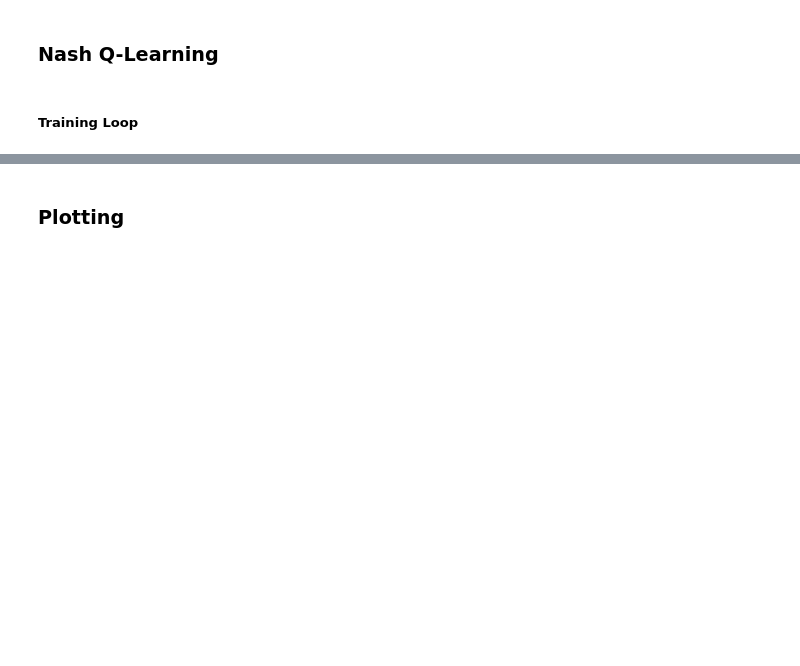
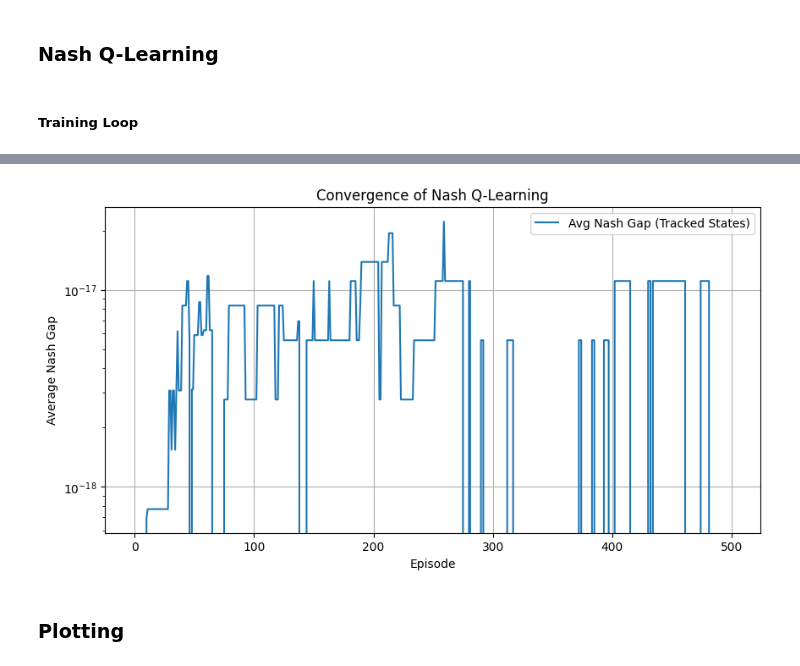
Before and after one commit to valeriacerciello/uzh-masters-project, a Jupyter notebook: MAGAIL2.ipynb, the cells around one changed output, grey strips where cells are left out. Saved outputs shown, nothing was run; the diff lists cells and outputs as text; code cells hidden in the pictures; blank space fills up the shorter version.

```diff
--- a/MAGAIL2.ipynb
+++ b/MAGAIL2.ipynb
@@ -69,8 +69,8 @@ class GridGame1(gym.Env):
         self.agent2_pos = new_pos2
 
         done = False
-        reward1 = 0
-        reward2 = 0
+        reward1 = -1
+        reward2 = +1
 
         if self.agent1_pos == self.agent2_pos:
             # A2 catches A1 — including the goal cell
@@ -205,7 +205,7 @@ class NashQLearner:
         self.Q2 = np.zeros((self.grid_size, self.grid_size, self.grid_size, self.grid_size, 4, 4))
 
     def decay_epsilon(self, episode):
-        self.epsilon = max(self.min_epsilon, self.epsilon * 0.999)
+        self.epsilon = max(self.min_epsilon, self.epsilon * 0.995)
         self.epsilon_history.append(self.epsilon)
 
     def get_action(self, state, explore=True):
@@ -237,17 +237,24 @@ class NashQLearner:
         else:
             pi1_next, pi2_next = equilibria_next[0]
 
-            # Compute entropy bonus
+            # Entropy regularization
             entropy1 = -np.sum(pi1_next * np.log(pi1_next + 1e-8))
             entropy2 = -np.sum(pi2_next * np.log(pi2_next + 1e-8))
 
-            # Add entropy to Q-values
             nash_q1 = np.sum(np.outer(pi1_next, pi2_next) * self.Q1[s_next]) + 0.05 * entropy1
             nash_q2 = np.sum(np.outer(pi1_next, pi2_next) * self.Q2[s_next]) + 0.05 * entropy2
 
-        # Q-learning update
-        self.Q1[s][a1][a2] += self.alpha * (r1 + self.gamma * nash_q1 - self.Q1[s][a1][a2])
-        self.Q2[s][a1][a2] += self.alpha * (r2 + self.gamma * nash_q2 - self.Q2[s][a1][a2])
+        # TD target update with smoothing
+        td1 = r1 + self.gamma * nash_q1
+        td2 = r2 + self.gamma * nash_q2
+
+        self.Q1[s][a1][a2] = (1 - self.alpha) * self.Q1[s][a1][a2] + self.alpha * td1
+        self.Q2[s][a1][a2] = (1 - self.alpha) * self.Q2[s][a1][a2] + self.alpha * td2
+
+        # Clip Q-values to avoid instability
+        self.Q1[s][a1][a2] = np.clip(self.Q1[s][a1][a2], -50, 50)
+        self.Q2[s][a1][a2] = np.clip(self.Q2[s][a1][a2], -50, 50)
+
 
     def _state_to_index(self, state):
         """Convert observation dict to discrete Q-table index."""
@@ -374,3 +438,16 @@ Episode 490 | Avg Reward - Prey (A1): -2.00 | Predator (A2): 2.00
+# %%
+# Plot Nash gap over time
+plt.figure(figsize=(10, 5))
+plt.plot(nash_gap_over_time, label="Avg Nash Gap (Tracked States)")
+plt.xlabel("Episode")
+plt.ylabel("Average Nash Gap")
+plt.title("Convergence of Nash Q-Learning")
+plt.grid(True)
+plt.yscale("log")
+plt.legend()
+plt.show()
+# %% [output]
+[figure, added]
 # %% [markdown]
 ### Plotting
 # %%
```
Also changed, not shown: parts of 25 cells of this notebook.
